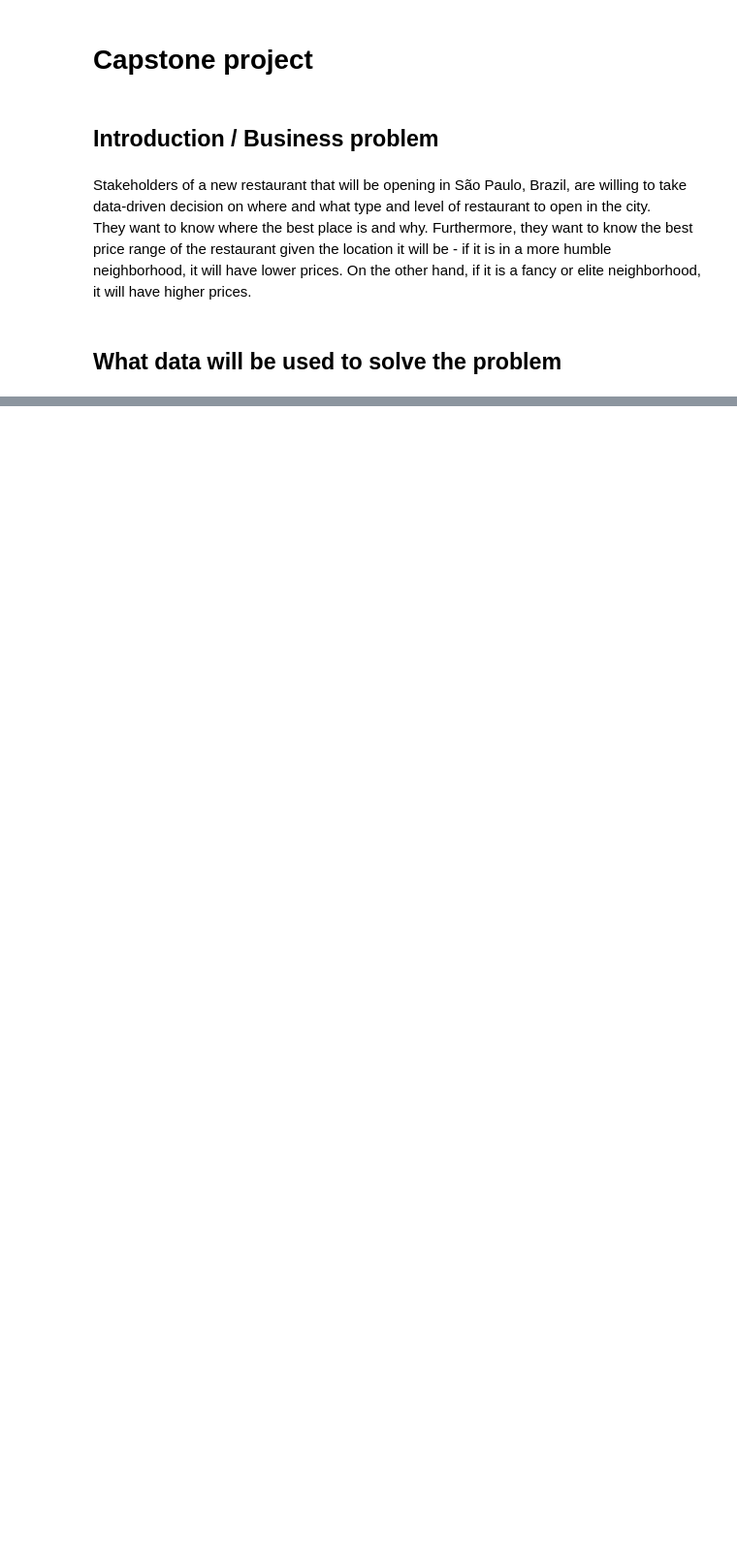
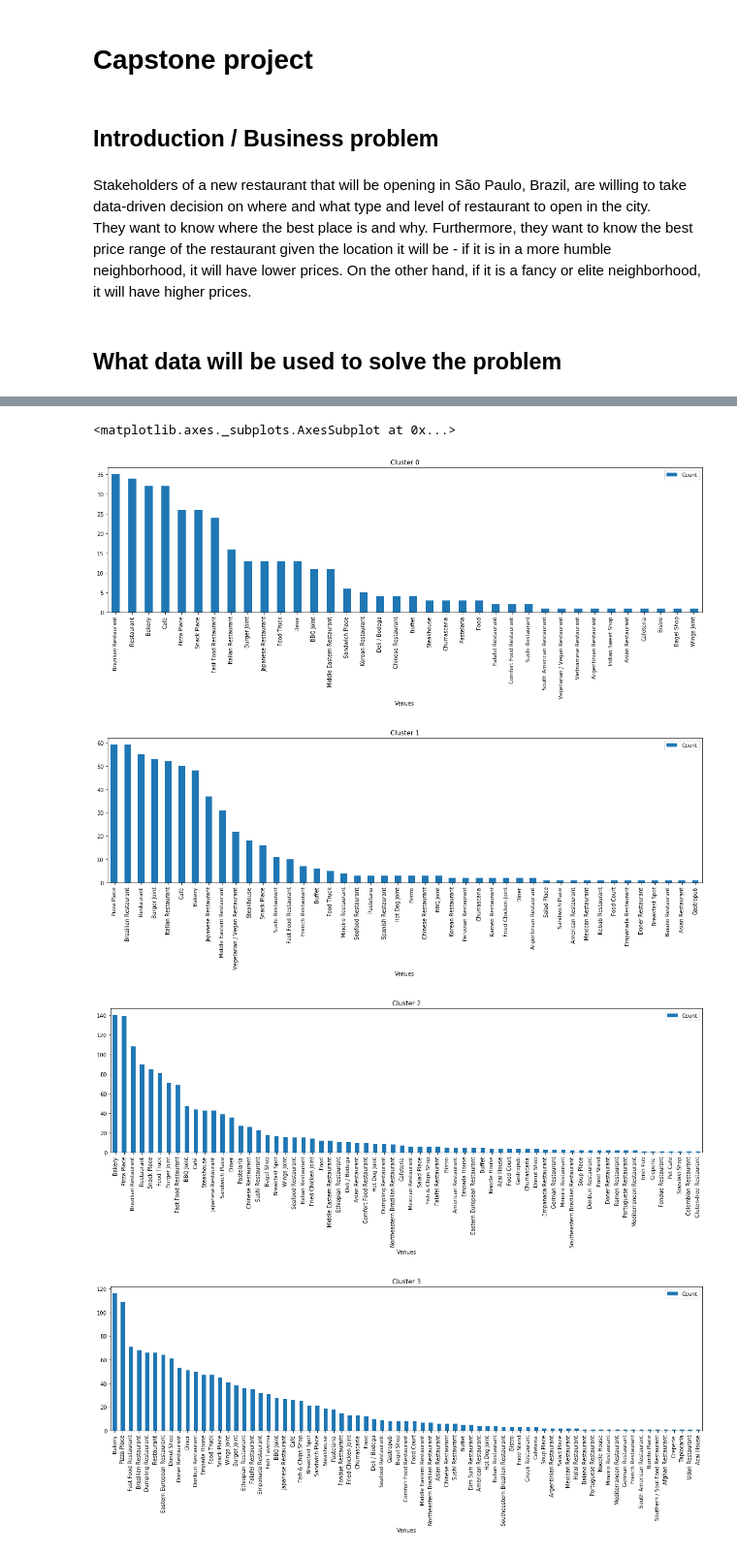
Before and after one commit to luccasklotz/Coursera-IBM-Specialization-09-Capstone, a Jupyter notebook: Capstone Project - Final Project.ipynb, the cells around one changed output, grey strips where cells are left out. Shown: that part at 97% size. Saved outputs shown, nothing was run; the diff lists cells and outputs as text; code cells hidden in the pictures; blank space fills up the shorter version.

```diff
--- a/Capstone Project - Final Project.ipynb
+++ b/Capstone Project - Final Project.ipynb
@@ -19,0 +243,11 @@ To achieve the goal, two data sources will be used:
+# %%
+# one hot encoding
+sp_onehot_food = pd.get_dummies(sp_venues_food[['Venue Category']], prefix="", prefix_sep="")
+
+# add neighborhood column back to dataframe
+sp_onehot_food['Neighborhood'] = sp_venues_food['Neighborhood']
+
+print(sp_onehot_food.shape)
+
+sp_grouped_food = sp_onehot_food.groupby('Neighborhood').sum().reset_index()
+sp_grouped_food.head()
@@ -19,0 +297,12 @@ To achieve the goal, two data sources will be used:
+# %%
+df_merged = sp_merged.drop(columns=['ZONE_LON', 'ZONE_LAT','1st Most Common Venue', '2nd Most Common Venue',
+       '3rd Most Common Venue', '4th Most Common Venue',
+       '5th Most Common Venue', '6th Most Common Venue',
+       '7th Most Common Venue', '8th Most Common Venue',
+       '9th Most Common Venue', '10th Most Common Venue'])
+# %%
+df_merged = pd.merge(df_merged,neighborhoods_venues_sorted_food,on='Neighborhood')
+df_merged.sort_values(by='Cluster Labels',ascending=True,inplace=True)
+df_merged.dropna(subset=['Cluster Labels'],inplace=True)
+print(df_merged.shape)
+df_merged.head()
@@ -19,0 +317,6 @@ To achieve the goal, two data sources will be used:
+# %%
+cluster0 = df_merged[df_merged['Cluster Labels']==0]
+cluster1 = df_merged[df_merged['Cluster Labels']==1]
+cluster2 = df_merged[df_merged['Cluster Labels']==2]
+cluster3 = df_merged[df_merged['Cluster Labels']==3]
+cluster4 = df_merged[df_merged['Cluster Labels']==4]
@@ -19,0 +363,12 @@ To achieve the goal, two data sources will be used:
+# %%
+dfcl0.plot(kind='bar',figsize=(20,5),title='Cluster 0')
+dfcl1.plot(kind='bar',figsize=(20,5),title='Cluster 1')
+dfcl2.plot(kind='bar',figsize=(20,5),title='Cluster 2')
+dfcl3.plot(kind='bar',figsize=(20,5),title='Cluster 3')
+dfcl4.plot(kind='bar',figsize=(20,5),title='Cluster 4')
+# %% [output]
+<matplotlib.axes._subplots.AxesSubplot at 0x...>
+[figure, added]
+[figure, added]
+[figure, added]
+[figure, added]
```
Also changed, not shown: parts of 44 cells of this notebook, 2 other files.
